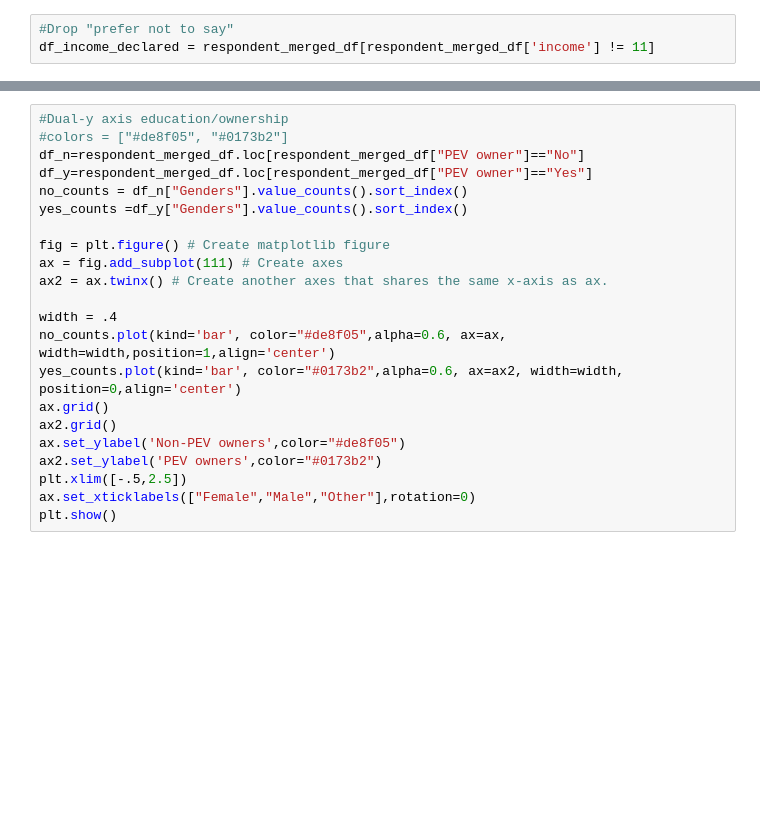
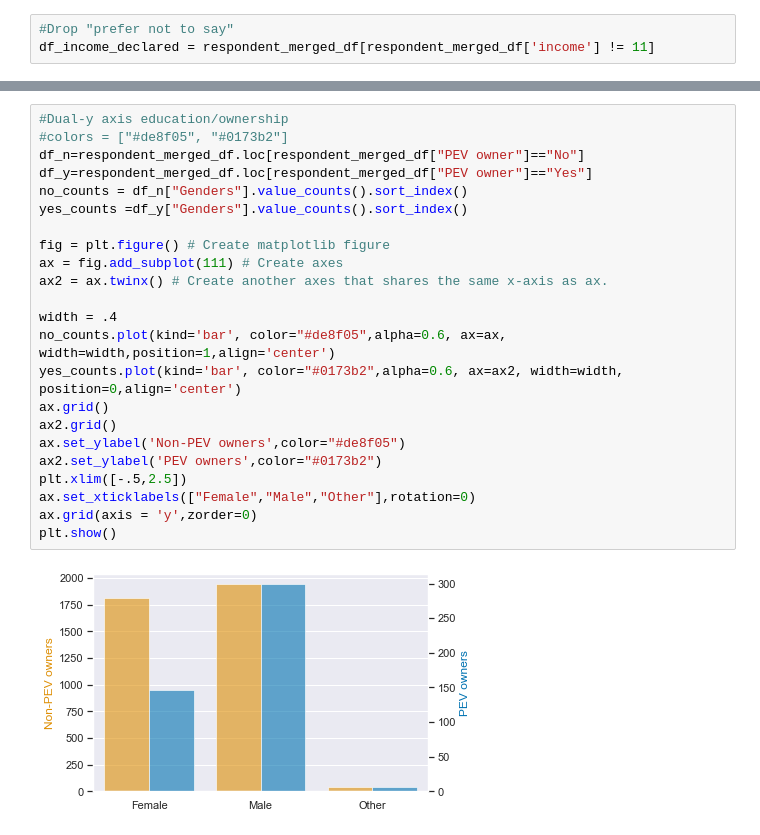
Before and after one commit to RussellShelley/Energy_Analysis, a Jupyter notebook: Visualization/DB_connected_python_vis.ipynb, the cells around one changed output, grey strips where cells are left out. Saved outputs shown, nothing was run; the diff lists cells and outputs as text; blank space fills up the shorter version.

```diff
--- a/Visualization/DB_connected_python_vis.ipynb
+++ b/Visualization/DB_connected_python_vis.ipynb
@@ -417,24 +562,27 @@ plt.show()
 # %%
 #Dual-y axis education/ownership
 #colors = ["#de8f05", "#0173b2"]
 df_n=respondent_merged_df.loc[respondent_merged_df["PEV owner"]=="No"]
 df_y=respondent_merged_df.loc[respondent_merged_df["PEV owner"]=="Yes"]
 no_counts = df_n["Genders"].value_counts().sort_index()
 yes_counts =df_y["Genders"].value_counts().sort_index()
 
 fig = plt.figure() # Create matplotlib figure
 ax = fig.add_subplot(111) # Create axes
 ax2 = ax.twinx() # Create another axes that shares the same x-axis as ax.
 
 width = .4
 no_counts.plot(kind='bar', color="#de8f05",alpha=0.6, ax=ax, width=width,position=1,align='center')
 yes_counts.plot(kind='bar', color="#0173b2",alpha=0.6, ax=ax2, width=width, position=0,align='center')
 ax.grid()
 ax2.grid()
 ax.set_ylabel('Non-PEV owners',color="#de8f05")
 ax2.set_ylabel('PEV owners',color="#0173b2")
 plt.xlim([-.5,2.5])
 ax.set_xticklabels(["Female","Male","Other"],rotation=0)
+ax.grid(axis = 'y',zorder=0)
 plt.show()
+# %% [output]
+[figure, added]
 # %%
 no_counts
```
Also changed, not shown: parts of 29 cells of this notebook.
